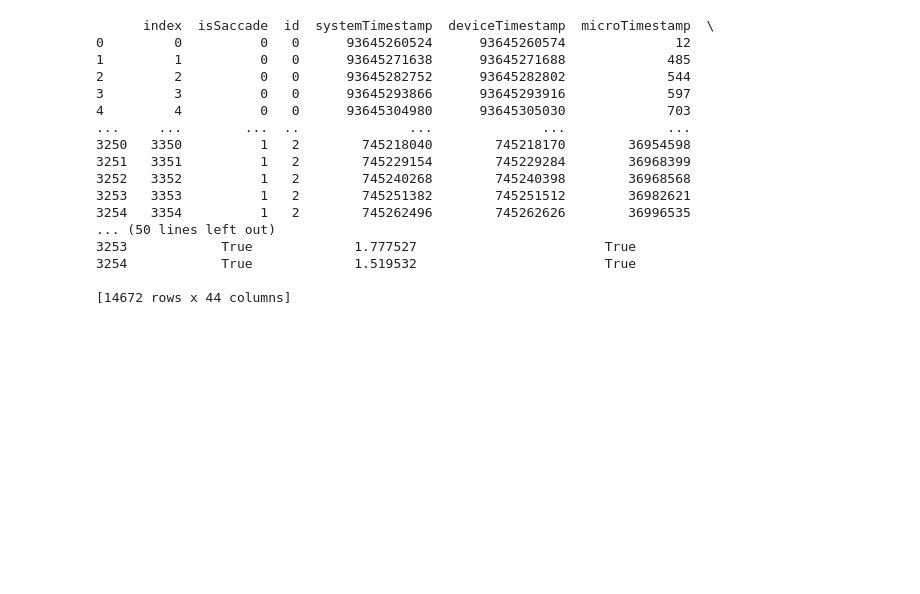
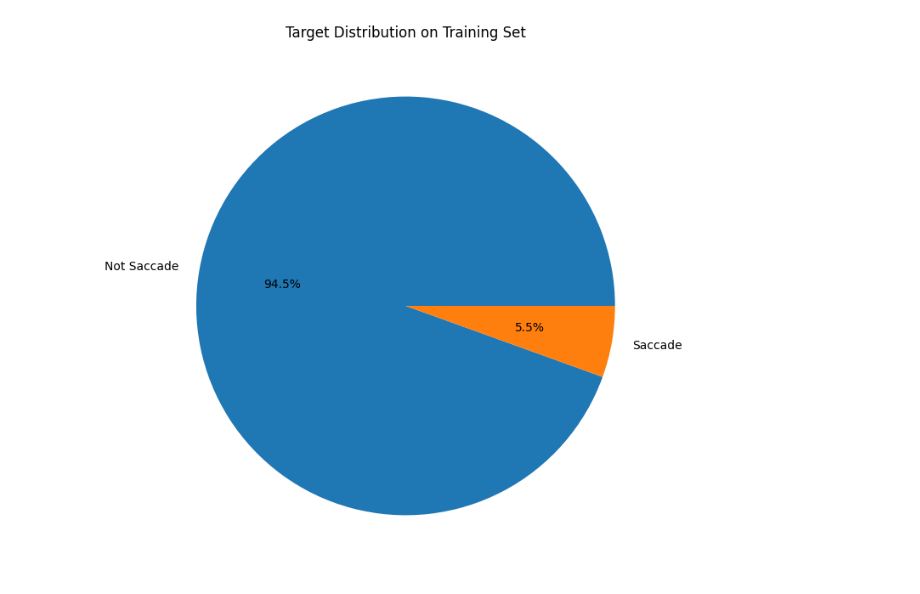
Before and after one commit to Bukenberger/thesis-data-analysis, a Jupyter notebook: Per Eye Comparisons/per_eye_analysis.ipynb, the cells around one changed output. Cells and saved outputs as stored; diff of their text form; code cells hidden in the pictures; blank space fills up the shorter version.

```diff
--- a/Per Eye Comparisons/per_eye_analysis.ipynb
+++ b/Per Eye Comparisons/per_eye_analysis.ipynb
@@ -40,13 +40,13 @@ df5 = label_saccades( "luke-recording-2.json", "luke-saccades-1.txt", 2 )
 
 # df = df1 # Jess
 # df = df2 # Jess
-# df = df3 # Teran
+df = df3 # Teran
 # df = df4 # Luke
 # df = df5 # Luke
-df = pd.concat([df1, df2, df3, df5])
+# df = pd.concat([df1, df3, df5])
+# df = df.reset_index()
 targets = df['isSaccade']
 timestamps = df['milliTimestamp']
-print(df)
 
 df = df.drop(
         columns=[
@@ -98,24 +98,16 @@ df_right_eye = df.drop(
             'leftPositionGuideY'
         ]
     )
-# %% [output]
-      index  isSaccade  id  systemTimestamp  deviceTimestamp  microTimestamp  \
-0         0          0   0      93645260524      93645260574              12
-1         1          0   0      93645271638      93645271688             485
-2         2          0   0      93645282752      93645282802             544
-3         3          0   0      93645293866      93645293916             597
-4         4          0   0      93645304980      93645305030             703
-...     ...        ...  ..              ...              ...             ...
-3250   3350          1   2        745218040        745218170        36954598
-3251   3351          1   2        745229154        745229284        36968399
-3252   3352          1   2        745240268        745240398        36968568
-3253   3353          1   2        745251382        745251512        36982621
-3254   3354          1   2        745262496        745262626        36996535
-... (50 lines left out)
-3253            True             1.777527                        True
-3254            True             1.519532                        True
-
-[14672 rows x 44 columns]
+# %%
+# Create a piechart to visualize how many data points are saccades and not saccades
+ax=plt.subplots(1,1,figsize=(10,8))
+y = targets.value_counts().to_numpy()
+plt.pie(y, labels=['Not Saccade', 'Saccade'], autopct='%1.1f%%')
+plt.title("Target Distribution on Training Set")
+plt.savefig("Target_Distribution_Pie_Chart.png")
+plt.show()
+# %% [output]
+[figure, added]
 # %%
 # Find the average distance between the left and right eye direction vectors
 x1_coords = df['leftGazeRayDirectionX'].to_numpy()
```
Also changed, not shown: parts of 9 cells of this notebook, 4 other files.
